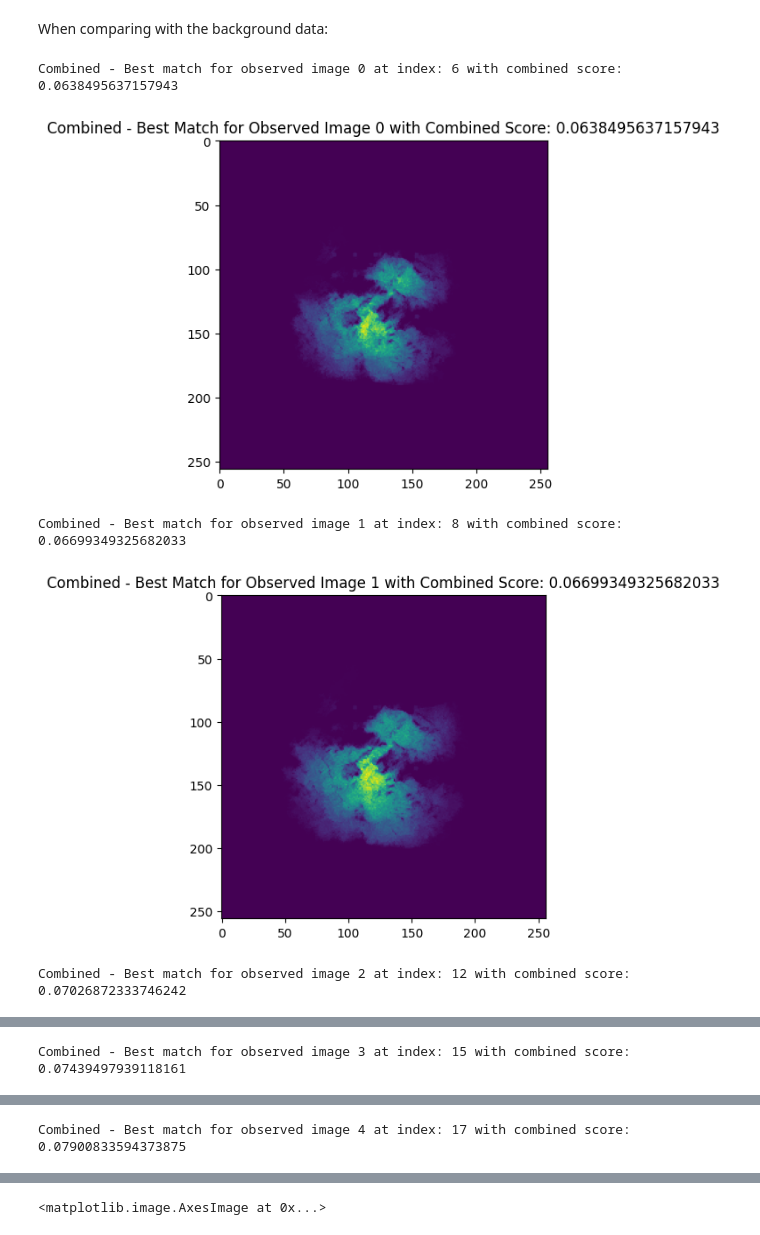
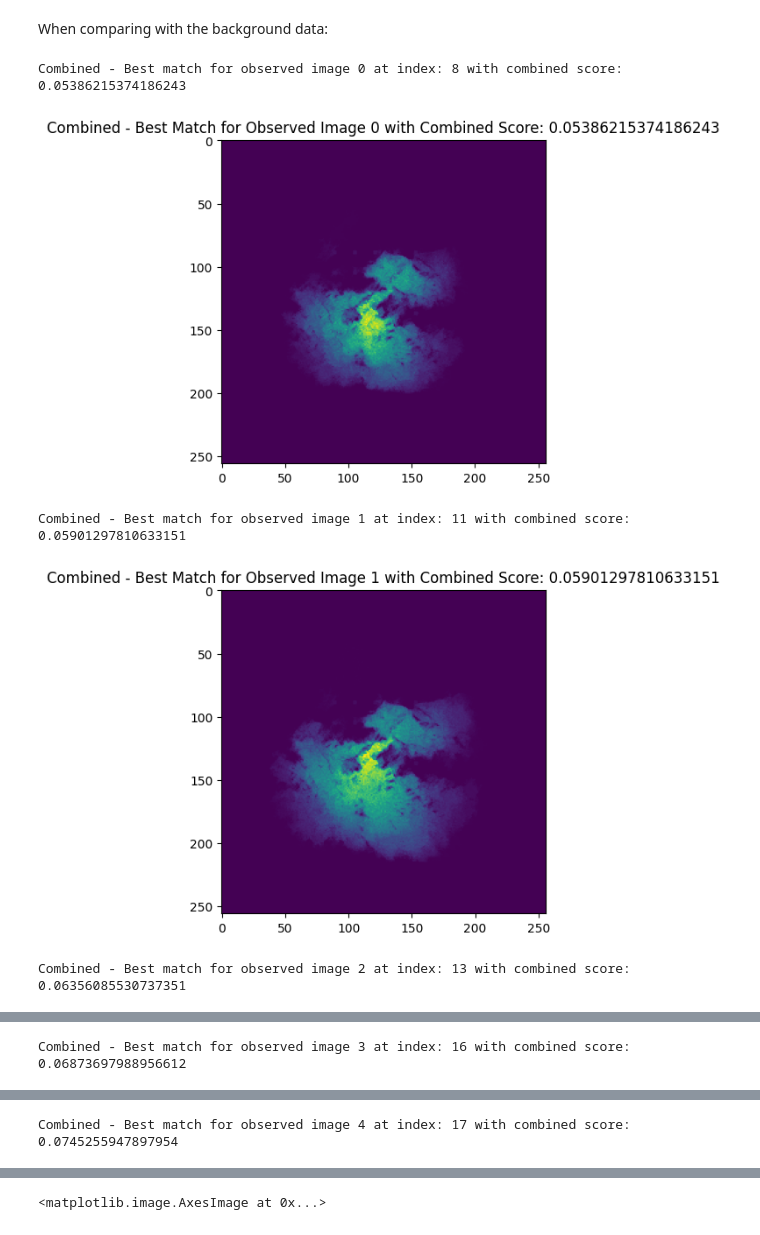
Before and after one commit to leomok82/VAE-project, a Jupyter notebook: Chosing_Image.ipynb, the cells around one changed output, grey strips where cells are left out. Saved outputs shown, nothing was run; the diff lists cells and outputs as text; code cells hidden in the pictures.

Commit message:
Chosing the image notebook fixed

```diff
--- a/Chosing_Image.ipynb
+++ b/Chosing_Image.ipynb
@@ -135,20 +135,20 @@ Combined - Best match for observed image 4 at index: 16 with combined score: 0.1
 # %% [markdown]
 When comparing with the background data:
 # %%
-best_matches = compare_images(generated_images, model_background_dataset, w1=0.46, w2=0.08, w3=0.46)
+best_matches = compare_images(generated_images, model_background_dataset, w1=0.48, w2=0.04, w3=0.48)
 for i, (best_match_idx, best_score) in enumerate(best_matches):
     print(f"Combined - Best match for observed image {i} at index: {best_match_idx} with combined score: {best_score}")
     plt.figure()
     plt.imshow(generated_images[best_match_idx], cmap='viridis')
     plt.title(f"Combined - Best Match for Observed Image {i} with Combined Score: {best_score}")
     plt.show()
 # %% [output]
-Combined - Best match for observed image 0 at index: 6 with combined score: 0.0638495637157943
+Combined - Best match for observed image 0 at index: 8 with combined score: 0.05386215374186243
-[figure, old version]
+[figure, new version]
-Combined - Best match for observed image 1 at index: 8 with combined score: 0.06699349325682033
+Combined - Best match for observed image 1 at index: 11 with combined score: 0.05901297810633151
-[figure, old version]
+[figure, new version]
-Combined - Best match for observed image 2 at index: 12 with combined score: 0.07026872333746242
+Combined - Best match for observed image 2 at index: 13 with combined score: 0.06356085530737351
 [figure]
-Combined - Best match for observed image 3 at index: 15 with combined score: 0.07439497939118161
+Combined - Best match for observed image 3 at index: 16 with combined score: 0.06873697988956612
 [figure]
-Combined - Best match for observed image 4 at index: 17 with combined score: 0.07900833594373875
+Combined - Best match for observed image 4 at index: 17 with combined score: 0.0745255947897954
```
Also changed, not shown: parts of 3 cells of this notebook.
